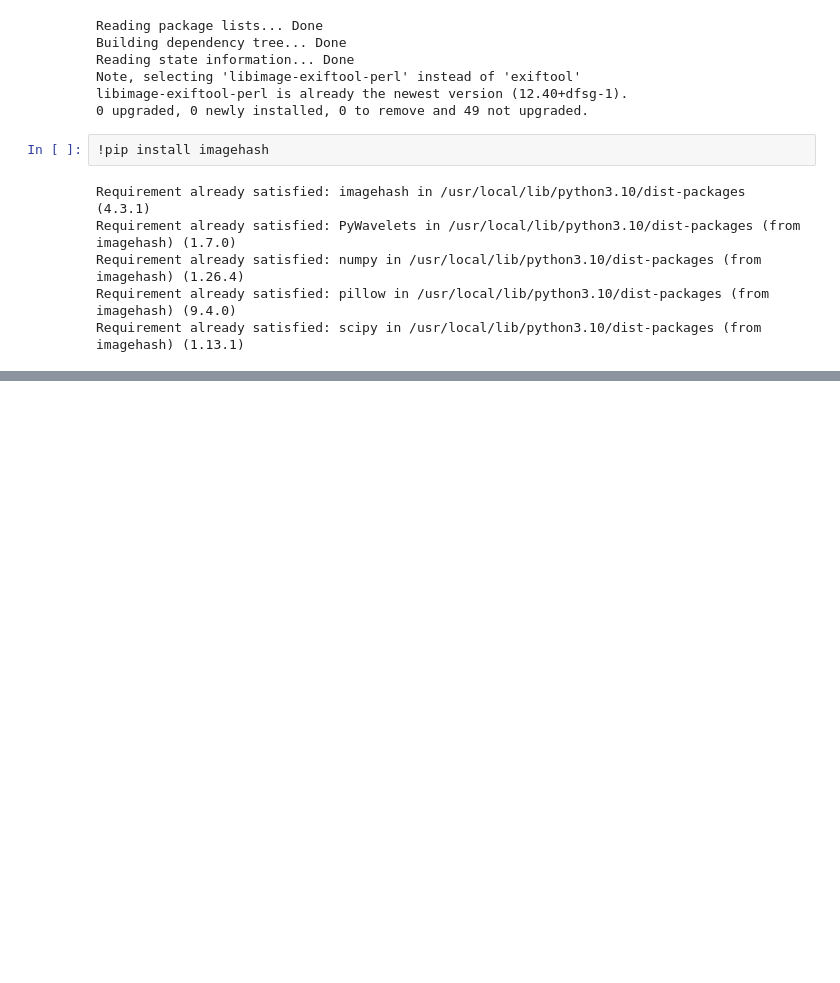
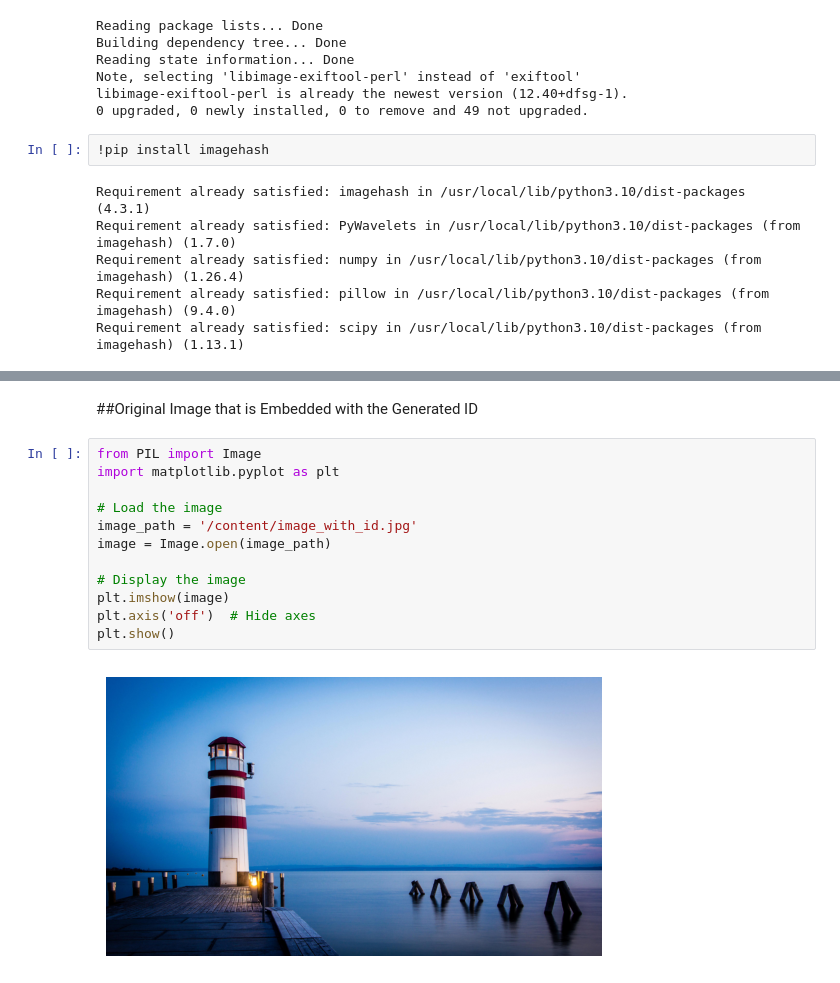
Before and after one commit to kishorek0344/Hackathon-Project-Idea-Implementation, a Jupyter notebook: Hackathon_Project_Idea_Implementation.ipynb, the cells around one changed output, grey strips where cells are left out. Cells and saved outputs as stored; diff of their text form; blank space fills up the shorter version.

```diff
--- a/Hackathon_Project_Idea_Implementation.ipynb
+++ b/Hackathon_Project_Idea_Implementation.ipynb
@@ -221,0 +221,16 @@ Image does not match ID or similarity is too low: https://i.postimg.cc/g22nK8RC/
+# %% [markdown]
+##Original Image that is Embedded with the Generated ID
+# %%
+from PIL import Image
+import matplotlib.pyplot as plt
+
+# Load the image
+image_path = '/content/image_with_id.jpg'
+image = Image.open(image_path)
+
+# Display the image
+plt.imshow(image)
+plt.axis('off')  # Hide axes
+plt.show()
+# %% [output]
+[figure, added]
```
Also changed, not shown: parts of 3 cells of this notebook.
